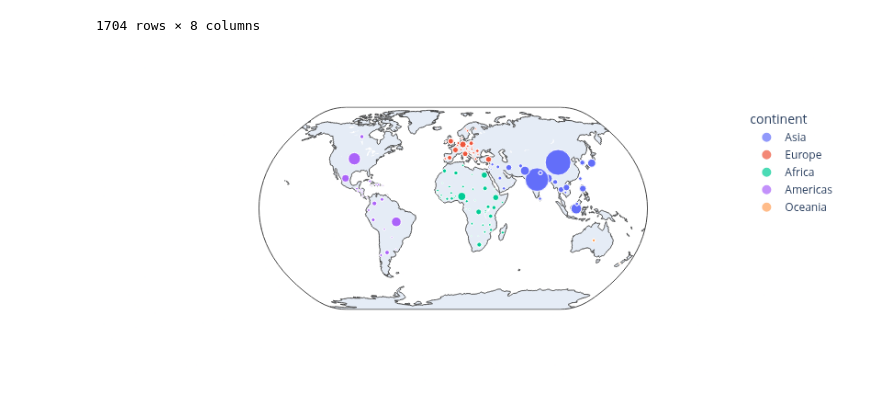
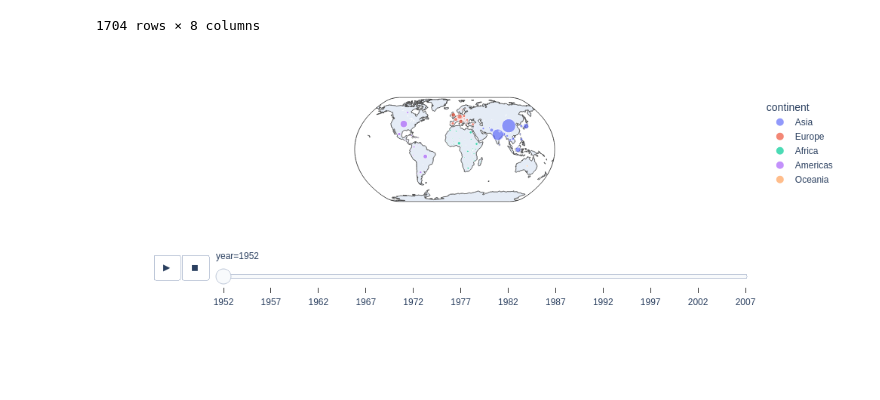
Before and after one commit to emilopez/datascience-course, a Jupyter notebook: clases/clase_05_numpy_y_plot.ipynb, the cells around one changed output. Cells and saved outputs as stored; diff of their text form; code cells hidden in the pictures; blank space fills up the shorter version.

```diff
--- a/clases/clase_05_numpy_y_plot.ipynb
+++ b/clases/clase_05_numpy_y_plot.ipynb
@@ -558,9 +664,9 @@ gdp
 # %%
 fig = px.scatter_geo(gdp, locations="iso_alpha", color="continent",
                      hover_name="country", size="pop",
                      projection="natural earth",
-                     #animation_frame="year"
+                     animation_frame="year"
                     )
 fig.show()
 # %% [output]
-[figure, old version]
+[figure, new version]
```
Also changed, not shown: parts of 57 cells of this notebook.
